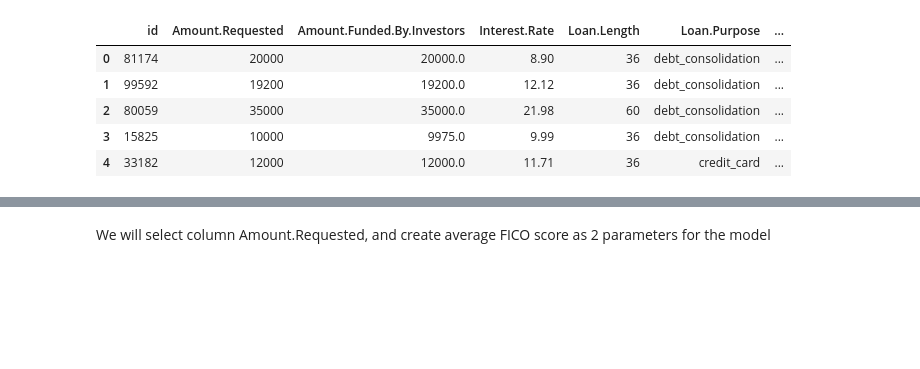
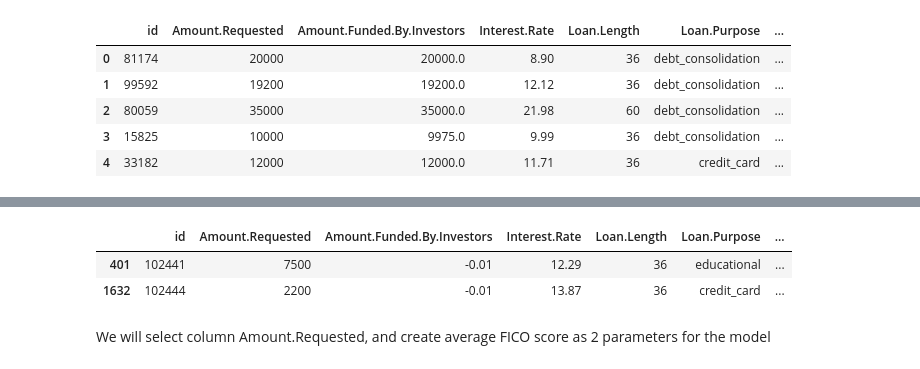
Before and after one commit to ducdan/Machine-Learning-Course, a Jupyter notebook: Users/thnguyen/Lending_club/loan.ipynb, the cells around one changed output, grey strips where cells are left out. Saved outputs shown, nothing was run; the diff lists cells and outputs as text; code cells hidden in the pictures; blank space fills up the shorter version.

```diff
--- a/Users/thnguyen/Lending_club/loan.ipynb
+++ b/Users/thnguyen/Lending_club/loan.ipynb
@@ -27,3 +39,9 @@ df.head()
+# %%
+df[df['Amount.Funded.By.Investors']<0]
+# %% [output]
+|  | id | Amount.Requested | Amount.Funded.By.Investors | Interest.Rate | Loan.Length | Loan.Purpose | ... |
+| 401 | 102441 | 7500 | -0.01 | 12.29 | 36 | educational | ... |
+| 1632 | 102444 | 2200 | -0.01 | 13.87 | 36 | credit_card | ... |
 # %% [markdown]
 We will select column Amount.Requested, and create average FICO score as 2 parameters for the model
 # %%
```
Also changed, not shown: parts of 11 cells of this notebook.
